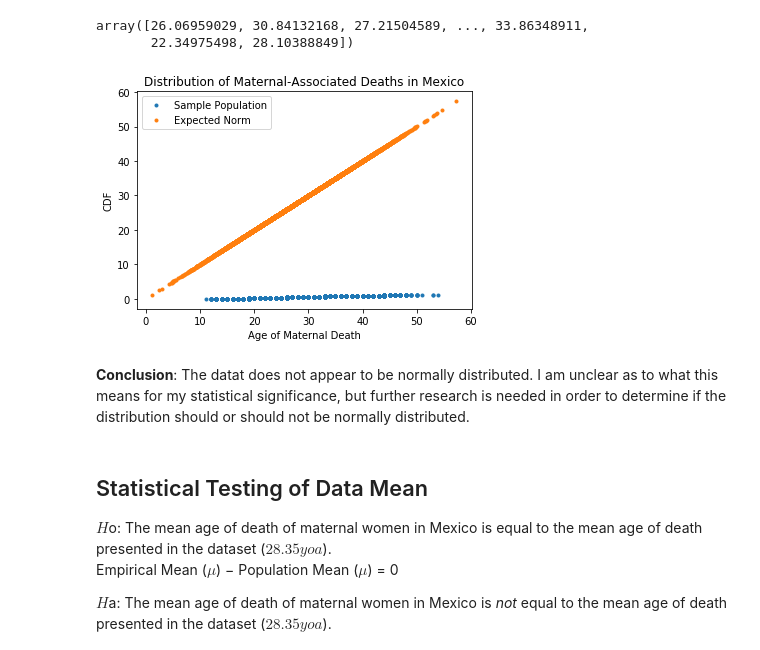
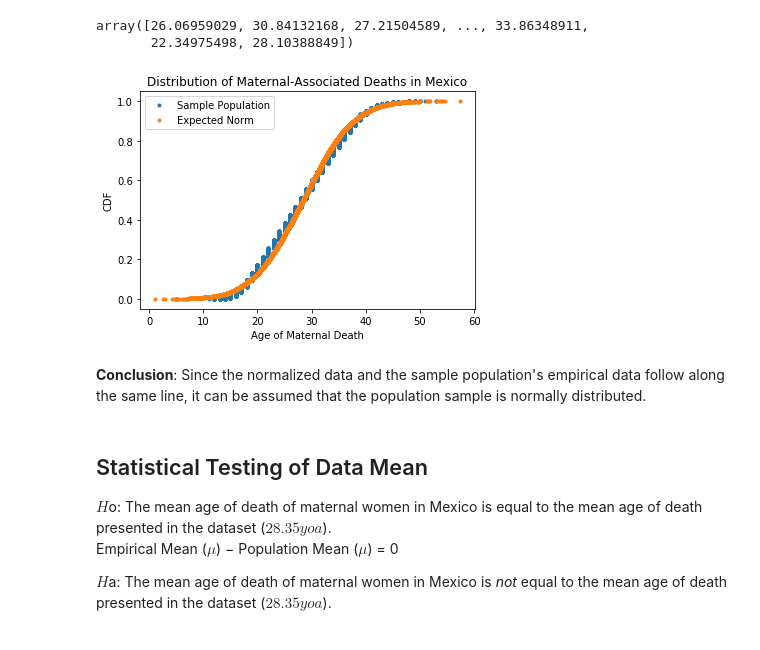
Before and after one commit to EmSchoof/AdolescentMaternalMortality, a Jupyter notebook: maternal_mortality_data_average_age_maternal_death.ipynb, the cells around one changed output. Saved outputs shown, nothing was run; the diff lists cells and outputs as text; code cells hidden in the pictures.

Commit message:
22 03 2019 - Continued work on proof of conditions for ANOVA statistical analysis

```diff
--- a/maternal_mortality_data_average_age_maternal_death.ipynb
+++ b/maternal_mortality_data_average_age_maternal_death.ipynb
@@ -220,25 +220,25 @@ array([26.06959029, 30.84132168, 27.21504589, ..., 33.86348911,
 # %%
 # Compute the CDFs
 x_death, y_death = ecdf(age_death)
 x_norm, y_norm = ecdf(cdf_samples)
 
 
 # Plot both ECDFs on same plot
 fig = plt.plot(x_death, y_death, marker='.', linestyle='none')
-fig = plt.plot(x_norm, x_norm, marker='.', linestyle='none')
+fig = plt.plot(x_norm, y_norm, marker='.', linestyle='none')
 
 # Label figure
 fig = plt.xlabel('Age of Maternal Death')
 fig = plt.ylabel('CDF')
 fig = plt.legend(('Sample Population', 'Expected Norm'))
 fig = plt.title('Distribution of Maternal-Associated Deaths in Mexico')
 
 # Save plots
 plt.show()
 # %% [output]
-[figure, old version]
+[figure, new version]
-# %% [markdown]
-**Conclusion**: The datat does not appear to be normally distributed. I am unclear as to what this means for my statistical significance, but further research is needed in order to determine if the distribution should or should not be normally distributed.
+# %% [markdown]
+**Conclusion**: Since the normalized data and the sample population's empirical data follow along the same line, it can be assumed that the population sample is normally distributed.
 # %% [markdown]
 ## Statistical Testing of Data Mean
 
```
Also changed, not shown: 3 other files.
